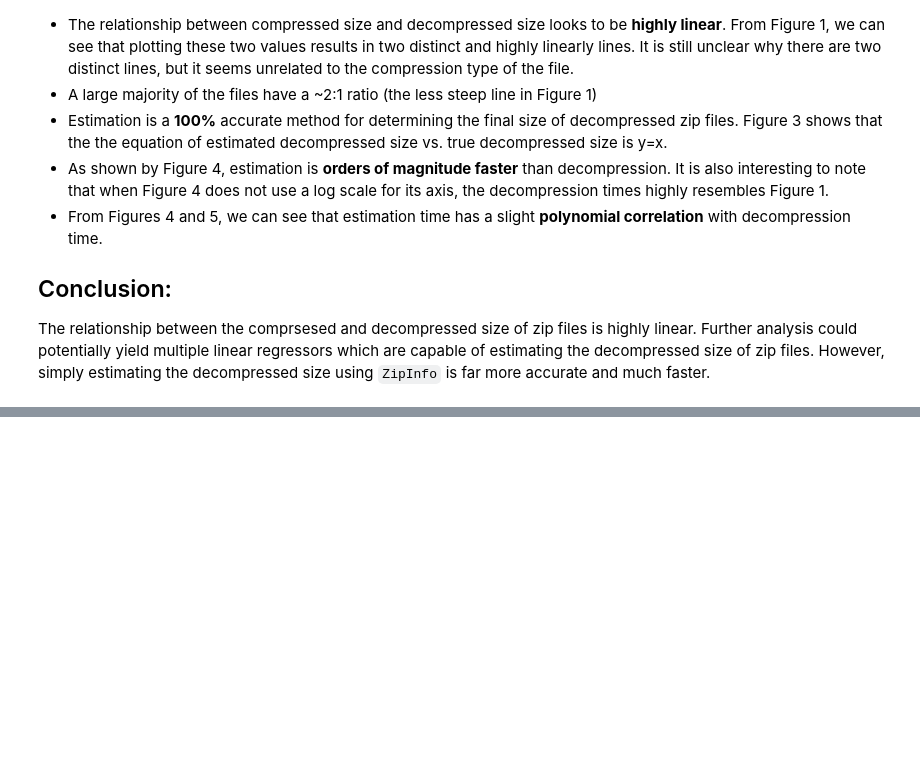
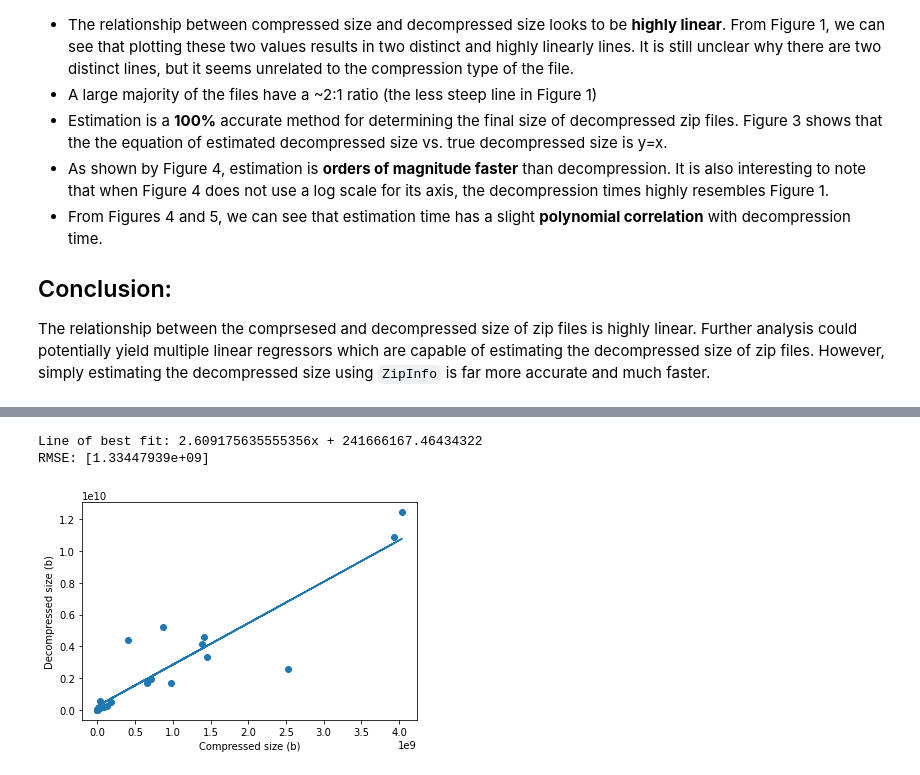
Before and after one commit to xtracthub/abyss, a Jupyter notebook: notebooks/decompression_analysis.ipynb, the cells around one changed output, grey strips where cells are left out. Saved outputs shown, nothing was run; the diff lists cells and outputs as text; code cells hidden in the pictures; blank space fills up the shorter version.

Commit message:
New analysis for gzip files. Modified analysis for tar files

```diff
--- a/notebooks/decompression_analysis.ipynb
+++ b/notebooks/decompression_analysis.ipynb
@@ -356,0 +397,3 @@ Unlike the estimation of zip file decompressed size, tar file decompressed size
+# %%
+# Import decompression size .csv
+gzip_results_df = pd.read_csv("data/gzip_decompression_results.csv")
@@ -356,0 +423,21 @@ Unlike the estimation of zip file decompressed size, tar file decompressed size
+# %%
+# Visualize compression vs. decompression
+x1 = gzip_results_df.compressed_size
+y1 = gzip_results_df.decompressed_size
+# %%
+# Figure 1 (Decompressed vs. Compressed size (Linear scale))
+plt.scatter(x1, y1)
+
+coef, res, _, _, _ = np.polyfit(x1, y1, 1, full=True)
+poly_fn = np.poly1d(coef)
+plt.plot(x1, poly_fn(x1))
+
+plt.xlabel("Compressed size (b)")
+plt.ylabel("Decompressed size (b)")
+
+print(f"Line of best fit: {coef[0]}x + {coef[1]}")
+print(f"RMSE: {np.sqrt(res/len(x1))}")
+# %% [output]
+Line of best fit: 2.609175635555356x + 241666167.46434322
+RMSE: [1.33447939e+09]
+[figure, added]
```
Also changed, not shown: parts of 23 cells of this notebook, 4 other files.
